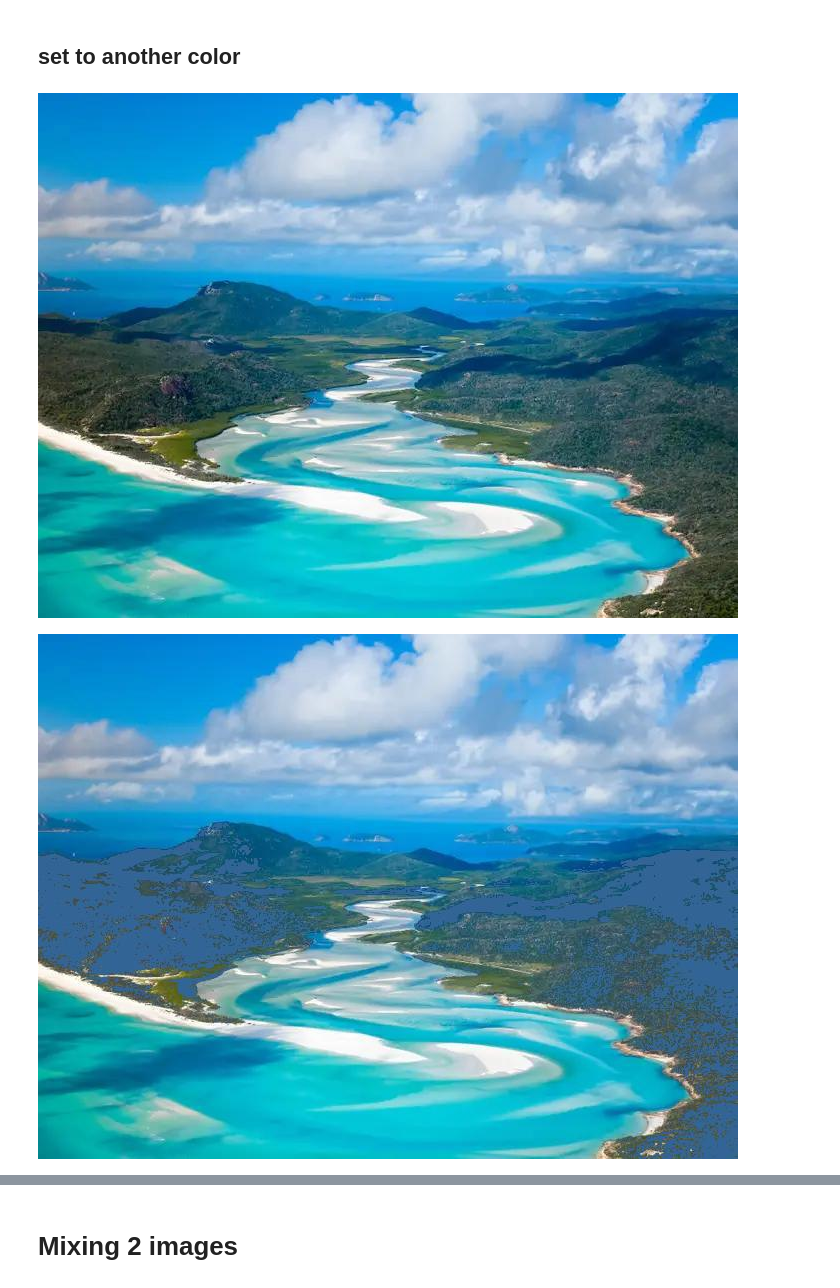
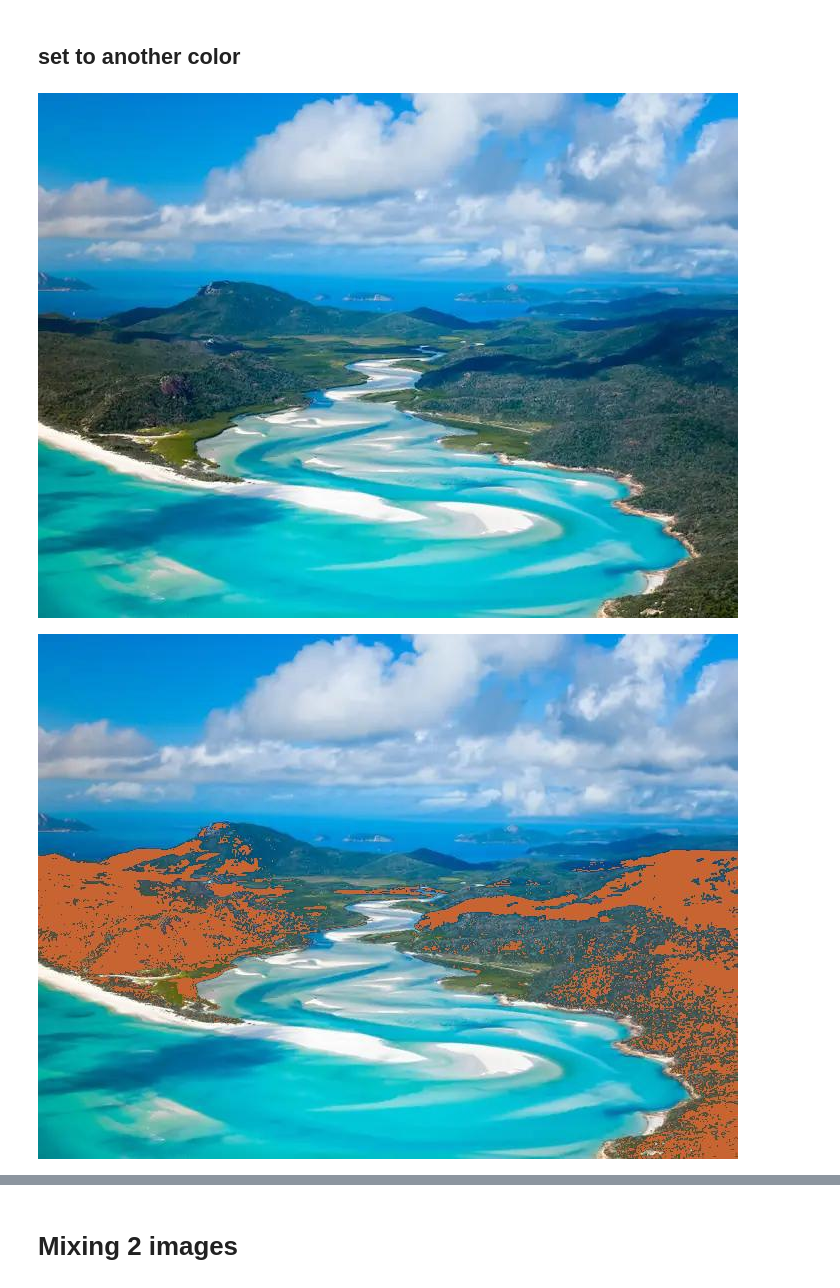
Before and after one commit to hwdehaan/PG, a Jupyter notebook: content/WB03_modifyimages.ipynb, the cells around one changed output, grey strips where cells are left out. Cells and saved outputs as stored; diff of their text form; code cells hidden in the pictures.

```diff
--- a/content/WB03_modifyimages.ipynb
+++ b/content/WB03_modifyimages.ipynb
@@ -162,33 +162,33 @@ display(Image(filename='./image_new.jpg', embed=True))
 img_array_mod = img_array.copy()
 
 img_array_red = img_array[0:Nrow,0:Ncol,0].copy()
 
 for indrow in range(0,Nrow):
     for indcol in range(0,Ncol):
         r = img_array[indrow,indcol,0]
         g = img_array[indrow,indcol,1]
         b = img_array[indrow,indcol,2]
 
         lum = int(r) + int(g) + int(b)
 
         if lum < 200 :
-            rnew = 50
+            rnew = 200
             gnew = 100
-            bnew = 150
+            bnew = 50
         else:
             rnew = r
             gnew = g
             bnew = b
 
 
         img_array_mod[indrow,indcol,iRED] = rnew
         img_array_mod[indrow,indcol,iGREEN] = gnew
         img_array_mod[indrow,indcol,iBLUE] = bnew
 
 image_new = PILimg.fromarray(img_array_mod,mode='RGB')
 image_new.save("image_new.jpg")
 display(Image(filename='./image.jpg', embed=True))
 display(Image(filename='./image_new.jpg', embed=True))
 # %% [output]
 [figure]
-[figure, old version]
+[figure, new version]
```
Also changed, not shown: parts of 8 cells of this notebook, 1 other file.
